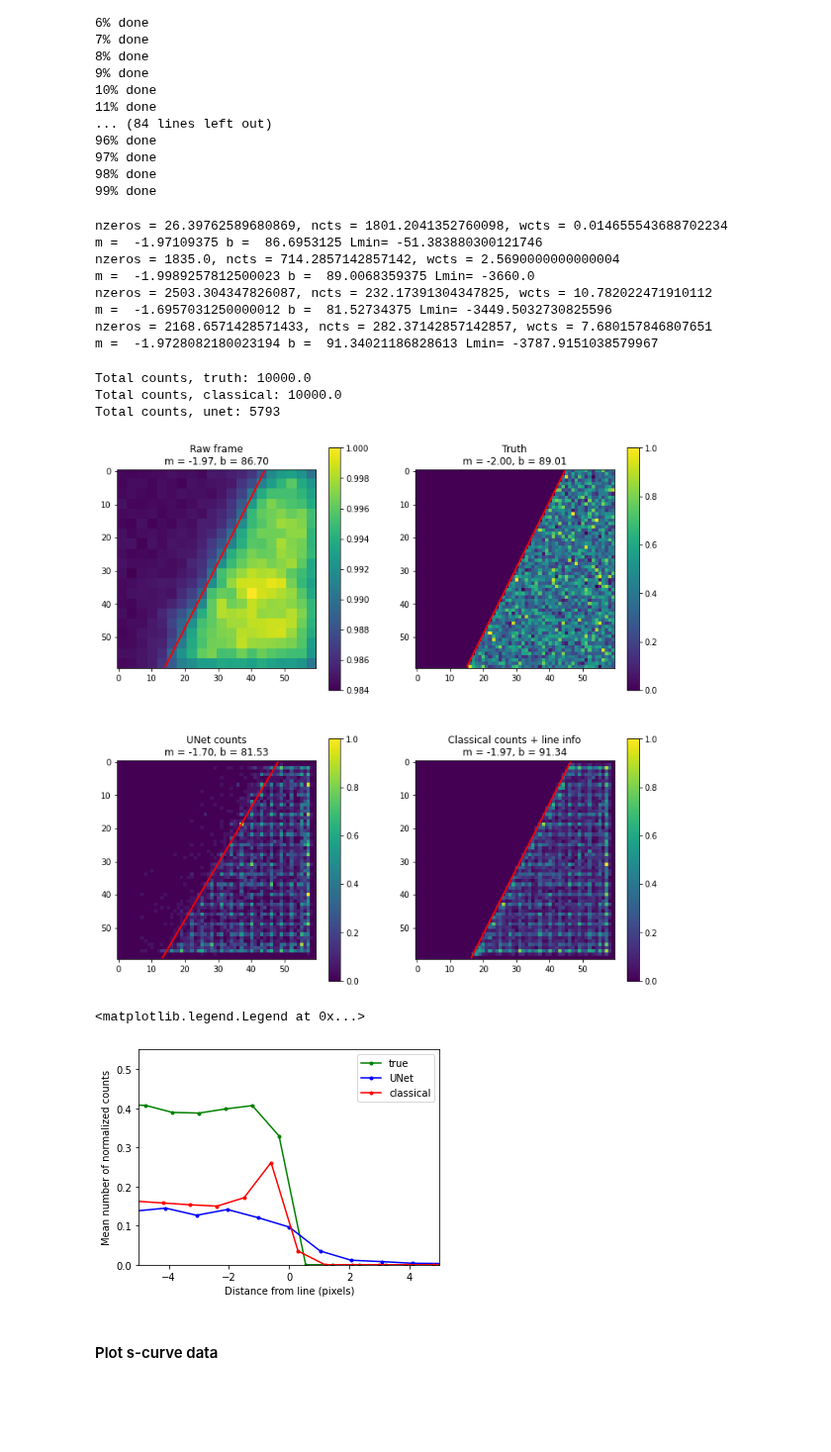
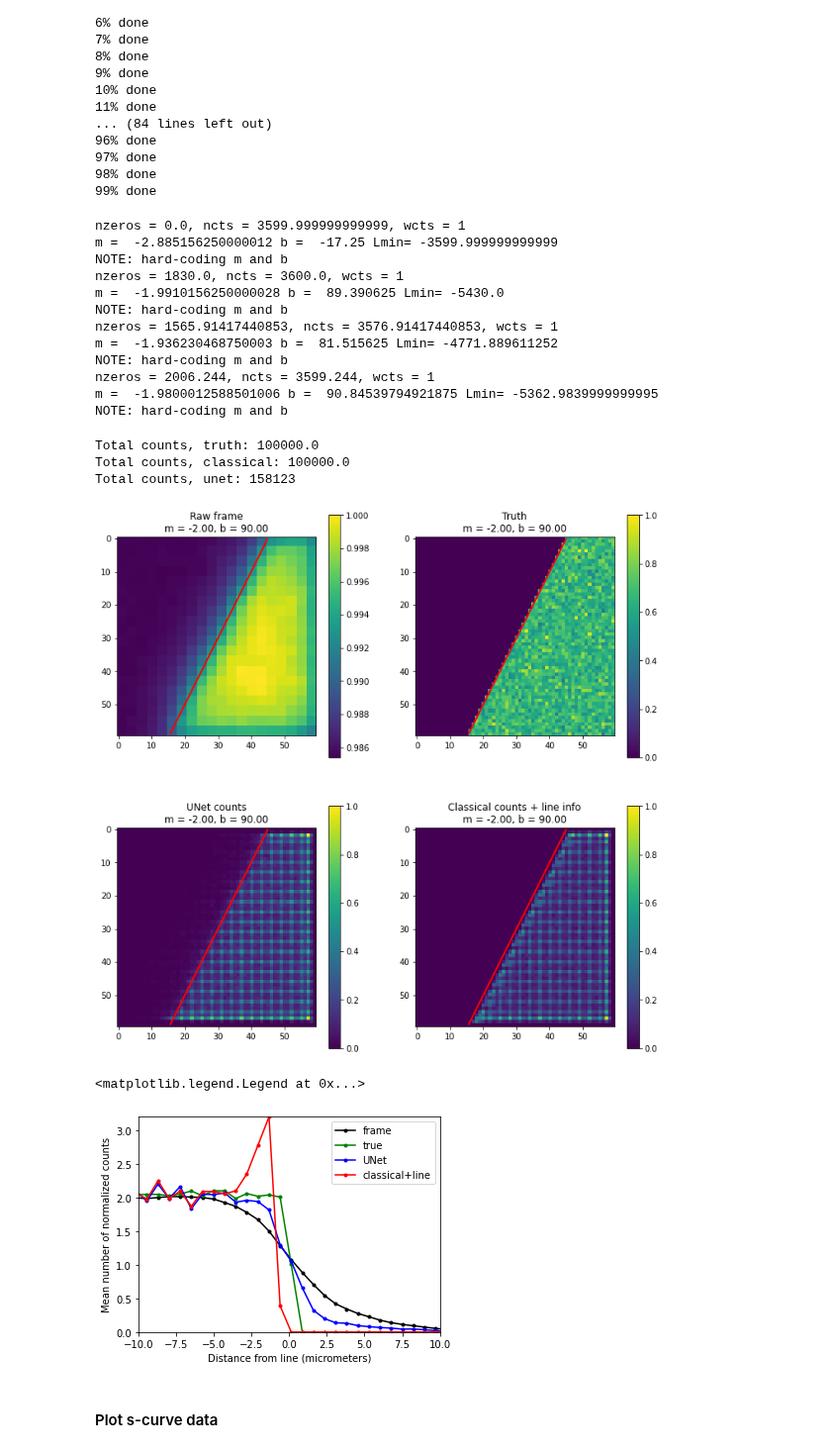
Before and after one commit to jerenner/emsim, a Jupyter notebook: emsim.ipynb, the cells around one changed output. Shown at 99% size. Saved outputs shown, nothing was run; the diff lists cells and outputs as text; code cells hidden in the pictures; blank space fills up the shorter version.

Commit message:
Updated sub-pixel comparisons

```diff
--- a/emsim.ipynb
+++ b/emsim.ipynb
@@ -44,14 +44,14 @@ frameset  = tr.EMFrameDataset(dset,frame_size=20,nelec_mean=2,nelec_sigma=0.1,no
 # %% [markdown]
 ##### Generate many frames and fit
 # %%
-def fit_line(fit_img, th = 0.5, pct_rng = 0.2, nbins_hdist = 40):
+def fit_line(fit_img, th = 0.5, pct_rng = 0.2, nbins_hdist = 80):
 
-    A = fit_img/np.max(fit_img)
+    A = fit_img/np.mean(fit_img)
     nrows = A.shape[0]
     ncols = A.shape[1]
     ncts = np.sum(A[A >= th])
     nzeros = np.sum(1-A[A < th])
-    wcts = nzeros/ncts
+    wcts = 1 #nzeros/ncts
     indices = np.indices((nrows,ncols))
     irows = indices[0]
     icols = indices[1]
@@ -77,11 +77,16 @@ def fit_line(fit_img, th = 0.5, pct_rng = 0.2, nbins_hdist = 40):
         #print("Loss is:",-L,"with L1 =",L1,"L2 =",L2,"L3 =",L3,"L4 =",L4)
         return -L
 
-    initial_guess = [-1.5*nrows/ncols,1.5*nrows]
+    initial_guess = [-1.5*nrows/ncols,2.0*nrows]
     result = optimize.minimize(count_loss,initial_guess,method='Nelder-Mead',tol=1e-5)
     m,b = result.x
     Lmin = result.fun
     print("m = ",m,"b = ",b,"Lmin=",Lmin)
+
+    # Force m and b.
+    m = -2.0
+    b = 90.0
+    print("NOTE: hard-coding m and b")
 
     # Get the loss over a range of the parameters.
     mrng = np.arange(m-pct_rng*m, m+pct_rng*m, 2*pct_rng*m/1000)
@@ -90,7 +95,7 @@ def fit_line(fit_img, th = 0.5, pct_rng = 0.2, nbins_hdist = 40):
     Lrng_b = np.array([count_loss([m,bval])/Lmin for bval in brng])
 
     # Get the histogram of mean value vs. distance.
-    dist = (m*icols - irows + b) / (m**2 + 1)                          # compute distance to line for each point
+    dist = (5./3.)*(m*icols - irows + b) / (m**2 + 1)                          # compute distance to line for each point
     hw, bb = np.histogram(dist.flatten(),weights=A.flatten(),bins=nbins_hdist)  # weighted histogram
     hh, bb = np.histogram(dist.flatten(),bins=nbins_hdist)                      # unweighted (for normalization)
     hh[hh == 0] = 0.1
@@ -100,9 +105,9 @@ def fit_line(fit_img, th = 0.5, pct_rng = 0.2, nbins_hdist = 40):
     return m,b,Lmin,mrng,Lrng_m,brng,Lrng_b,hfinal,bcenters
 # %%
 # Create some number of events and count them.
-th_unet = 0.5
+th_unet = 0.2
 th_classical = 825/4.
-evts = np.arange(0,10000)
+evts = np.arange(0,100000)
 l_frames, l_labels, l_ct_unet, l_ct_classical = [], [], [], []
 for evt in evts:
     frame,label = frameset[evt]
@@ -164,20 +169,24 @@ ct_classical = np.sum(l_ct_classical,axis=0)
 99% done
 # %%
 raw_th = 0.99
-ct_th = 0.05
+ct_th = 0.1
 m_frame,b_frame,Lmin_frame,mrng_frame,Lrng_m_frame,brng_frame,Lrng_b_frame,hdist_frame,bcenters_frame = fit_line(frame,th=raw_th)
 m_label,b_label,Lmin_label,mrng_label,Lrng_m_label,brng_label,Lrng_b_label,hdist_label,bcenters_label = fit_line(label,th=ct_th)
 m_unet,b_unet,Lmin_unet,mrng_unet,Lrng_m_unet,brng_unet,Lrng_b_unet,hdist_unet,bcenters_unet = fit_line(ct_unet,th=ct_th)
 m_classical,b_classical,Lmin_classical,mrng_classical,Lrng_m_classical,brng_classical,Lrng_b_classical,hdist_classical,bcenters_classical = fit_line(ct_classical,th=ct_th)
 # %% [output]
-nzeros = 26.39762589680869, ncts = 1801.2041352760098, wcts = 0.014655543688702234
-m =  -1.97109375 b =  86.6953125 Lmin= -51.383880300121746
-nzeros = 1835.0, ncts = 714.2857142857142, wcts = 2.5690000000000004
-m =  -1.9989257812500023 b =  89.0068359375 Lmin= -3660.0
-nzeros = 2503.304347826087, ncts = 232.17391304347825, wcts = 10.782022471910112
-m =  -1.6957031250000012 b =  81.52734375 Lmin= -3449.5032730825596
-nzeros = 2168.6571428571433, ncts = 282.37142857142857, wcts = 7.680157846807651
-m =  -1.9728082180023194 b =  91.34021186828613 Lmin= -3787.9151038579967
+nzeros = 0.0, ncts = 3599.999999999999, wcts = 1
+m =  -2.885156250000012 b =  -17.25 Lmin= -3599.999999999999
+NOTE: hard-coding m and b
+nzeros = 1830.0, ncts = 3600.0, wcts = 1
+m =  -1.9910156250000028 b =  89.390625 Lmin= -5430.0
+NOTE: hard-coding m and b
+nzeros = 1565.91417440853, ncts = 3576.91417440853, wcts = 1
+m =  -1.936230468750003 b =  81.515625 Lmin= -4771.889611252
+NOTE: hard-coding m and b
+nzeros = 2006.244, ncts = 3599.244, wcts = 1
+m =  -1.9800012588501006 b =  90.84539794921875 Lmin= -5362.9839999999995
+NOTE: hard-coding m and b
 # %%
 #frame,label = frameset[0]
 logscale = False
@@ -235,27 +244,29 @@ print("Total counts, truth:",np.sum(label))
 print("Total counts, classical:",np.sum(ct_classical))
 print("Total counts, unet:",np.sum(ct_unet))
 # %% [output]
-Total counts, truth: 10000.0
-Total counts, classical: 10000.0
-Total counts, unet: 5793
+Total counts, truth: 100000.0
+Total counts, classical: 100000.0
+Total counts, unet: 158123
-[figure, old version]
+[figure, new version]
 # %%
 fig = plt.figure()
 fig.set_figheight(4.0)
 fig.set_figwidth(12.0)
 
+frame_mult = 1./(1.-min(hdist_frame))
+
 ax1 = fig.add_subplot(121)
-#plt.plot(bcenters_frame,hdist_frame,color='black',label='frame')
+plt.plot(bcenters_frame,frame_mult*(hdist_frame-min(hdist_frame)),'.-',color='black',label='frame')
 plt.plot(bcenters_label,hdist_label,'.-',color='green',label='true')
 plt.plot(bcenters_unet,hdist_unet,'.-',color='blue',label='UNet')
-plt.plot(bcenters_classical,hdist_classical,'.-',color='red',label='classical')
-plt.xlim([-5,5])
-plt.ylim([0.0,0.55])
-plt.xlabel("Distance from line (pixels)")
+plt.plot(bcenters_classical,hdist_classical,'.-',color='red',label='classical+line')
+plt.xlim([-10,10])
+plt.ylim([0.0,3.2])
+plt.xlabel("Distance from line (micrometers)")
 plt.ylabel("Mean number of normalized counts")
 plt.legend()
 # %% [output]
 <matplotlib.legend.Legend at 0x...>
-[figure, old version]
+[figure, new version]
 # %%
 # Save s-curve information.
```
Also changed, not shown: parts of 9 cells of this notebook, 1 other file.
